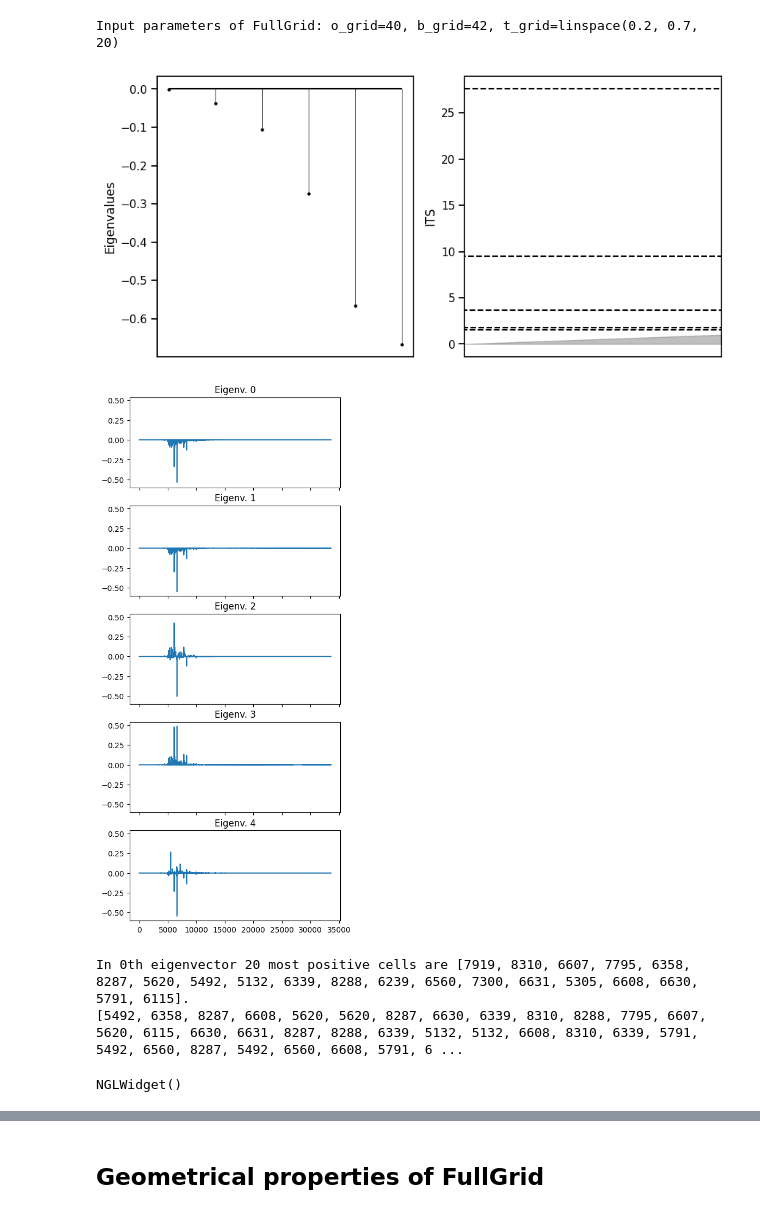
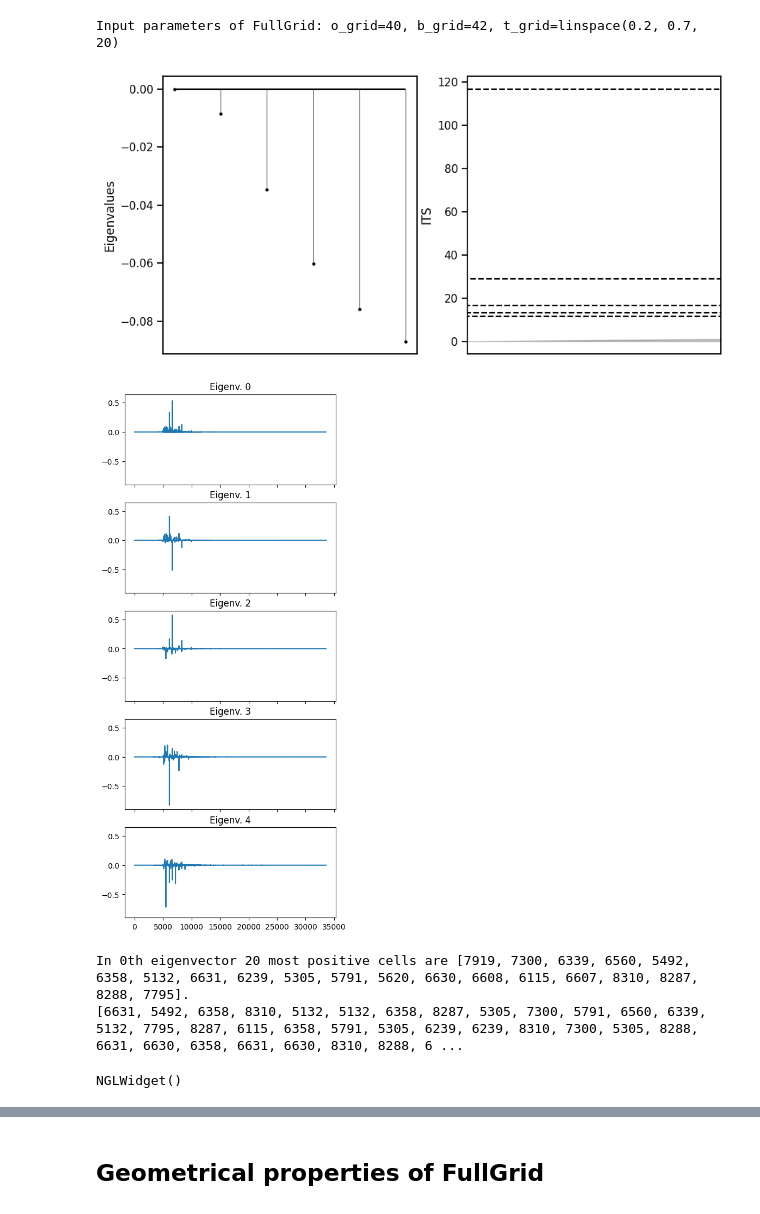
Before and after one commit to bkellerlab/molecularRotationalGrids, a Jupyter notebook: jupyter/Meeting_2024_April.ipynb, the cells around one changed output, grey strips where cells are left out. Cells and saved outputs as stored; diff of their text form; code cells hidden in the pictures.

```diff
--- a/jupyter/Meeting_2024_April.ipynb
+++ b/jupyter/Meeting_2024_April.ipynb
@@ -138,6 +138,8 @@ my_vm.view
 ## SQRA
 # %%
 # input parameters
-sqra_name = "H2O_H2O_0543"
+# FUNCTIONS: H2O_H2O_0543
+# it is redone as 0577
+sqra_name = "H2O_H2O_0577"
 sqra_use_saved = True
 # %%
@@ -169,29 +190,31 @@ Input parameters of FullGrid: o_grid=40, b_grid=42, t_grid=linspace(0.2, 0.7, 20
 # %%
 sqra_tp = TransitionPlot(water_sqra_sh)
 sqra_tp.transition_obj = sqra
+sqra_tp.transition_obj.use_saved = True
+sqra_tp.simulation_histogram.use_saved = True
 fig, ax = plt.subplots(1, 2, sharex=False, sharey=False, figsize=(10, 5))
 sqra_tp.plot_its(6, as_line=True, save=False, fig=fig, ax=ax[1])
 sqra_tp.plot_eigenvalues(num_eigenv=6, save=False, fig=fig, ax=ax[0])
 # x-values are irrelevant, they are just horizontal lines
 ax[1].set_xlabel("")
 ax[1].set_xticks([])
 plt.show()
 # %% [output]
-[figure, old version]
+[figure, new version]
 # %%
 fig, ax = plt.subplots(5, sharex=True, sharey=True, figsize=(5, 12.5))
 for i in range(5):
     sqra_tp.plot_one_eigenvector_flat(i, save=False, fig=fig, ax=ax[i])
 plt.show()
 # %% [output]
-[figure, old version]
+[figure, new version]
 # %%
 # view eigenvector 0
 my_vm = view_most_populated_eigenv(water_sqra_sh, 0, num_extremes=20)
 my_vm.view
 # %% [output]
-In 0th eigenvector 20 most positive cells are [7919, 8310, 6607, 7795, 6358, 8287, 5620, 5492, 5132, 6339, 8288, 6239, 6560, 7300, 6631, 5305, 6608, 6630, 5791, 6115].
-[5492, 6358, 8287, 6608, 5620, 5620, 8287, 6630, 6339, 8310, 8288, 7795, 6607, 5620, 6115, 6630, 6631, 8287, 8288, 6339, 5132, 5132, 6608, 8310, 6339, 5791, 5492, 6560, 8287, 5492, 6560, 6608, 5791, 6 ...
+In 0th eigenvector 20 most positive cells are [7919, 7300, 6339, 6560, 5492, 6358, 5132, 6631, 6239, 5305, 5791, 5620, 6630, 6608, 6115, 6607, 8310, 8287, 8288, 7795].
+[6631, 5492, 6358, 8310, 5132, 5132, 6358, 8287, 5305, 7300, 5791, 6560, 6339, 5132, 7795, 8287, 6115, 6358, 5791, 5305, 6239, 6239, 8310, 7300, 5305, 8288, 6631, 6630, 6358, 6631, 6630, 8310, 8288, 6 ...
 NGLWidget()
 # %%
 # view eigenvector 1
```
Also changed, not shown: parts of 5 cells of this notebook, 2 other files.
